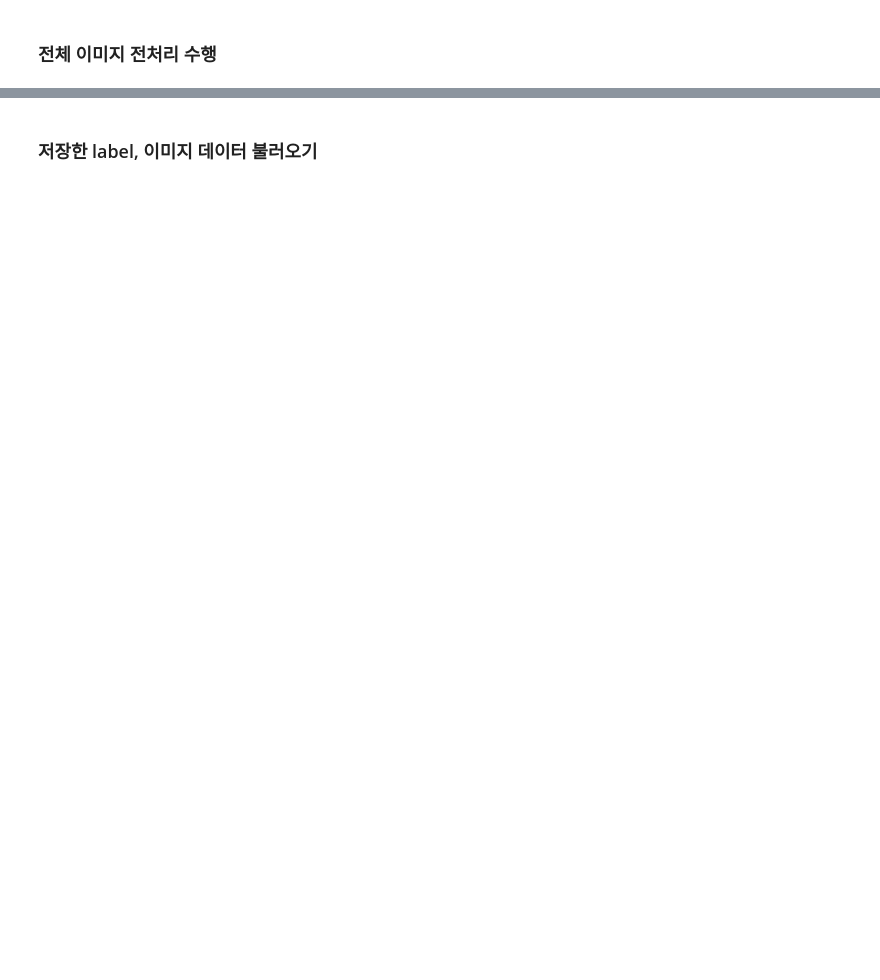
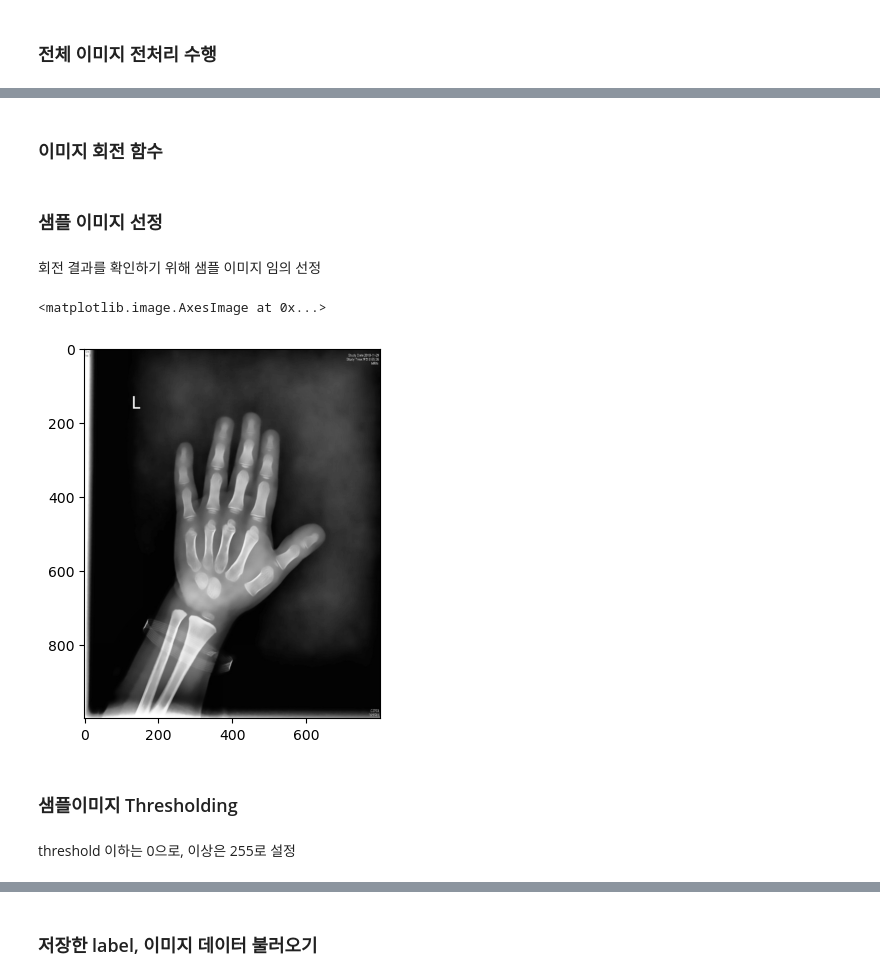
Before and after one commit to eunhabaek/BoneAge_Project, a Jupyter notebook: BoneAge.ipynb, the cells around one changed output, grey strips where cells are left out. Drawn from its saved outputs; the diff is of its cells as text; code cells hidden in the pictures; blank space fills up the shorter version.

```diff
--- a/BoneAge.ipynb
+++ b/BoneAge.ipynb
@@ -179,0 +203,2 @@ data.to_csv(data_path+"img_df.csv",index=False)
+# %% [markdown]
+### 이미지 회전 함수
@@ -179,0 +211,16 @@ data.to_csv(data_path+"img_df.csv",index=False)
+# %% [markdown]
+###  샘플 이미지 선정
+# %% [markdown]
+회전 결과를 확인하기 위해 샘플 이미지 임의 선정
+# %%
+img0=cv2.imread("/Users/eunha/Desktop/골밀도데이터/BoneAgeData/images/009_M_pf.jpg",cv2.IMREAD_GRAYSCALE)
+
+#샘플 이미지 확인
+plt.imshow(img0,"gray")
+# %% [output]
+<matplotlib.image.AxesImage at 0x...>
+[figure, added]
+# %% [markdown]
+### 샘플이미지 Thresholding
+# %% [markdown]
+threshold 이하는 0으로, 이상은 255로 설정
```
Also changed, not shown: parts of 40 cells of this notebook.
